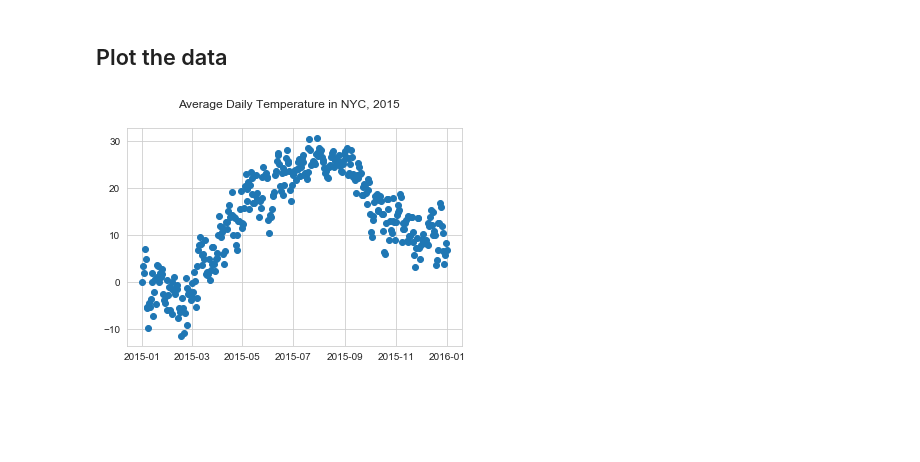
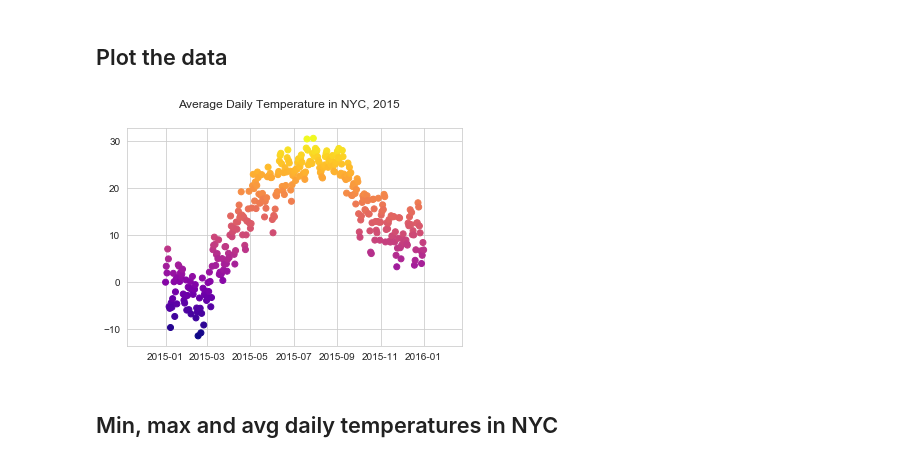
Before and after one commit to a-epstein/temp_converter, a Jupyter notebook: weather_analysis.ipynb, the cells around one changed output. Drawn from its saved outputs; the diff is of its cells as text; code cells hidden in the pictures; blank space fills up the shorter version.

Commit message:
Updated comparison between NYC and Edinburgh
Trying out a few different ways to compare the two cities and their temperature variations over the course of a year.

```diff
--- a/weather_analysis.ipynb
+++ b/weather_analysis.ipynb
@@ -309,8 +309,8 @@ nyc_group.head()
 # %%
 # Plot the data
 sns.set_style('whitegrid')
-plt.plot_date(x='date',y='temp',data=nyc_group)
+plt.scatter(x='date',y='temp',data=nyc_group, c='temp', cmap=cm.plasma)
 plt.suptitle('Average Daily Temperature in NYC, 2015')
 plt.show()
 # %% [output]
-[figure, old version]
+[figure, new version]
@@ -318,0 +317,2 @@ plt.show()
+# %% [markdown]
+## Min, max and avg daily temperatures in NYC
```
Also changed, not shown: parts of 12 cells of this notebook.
